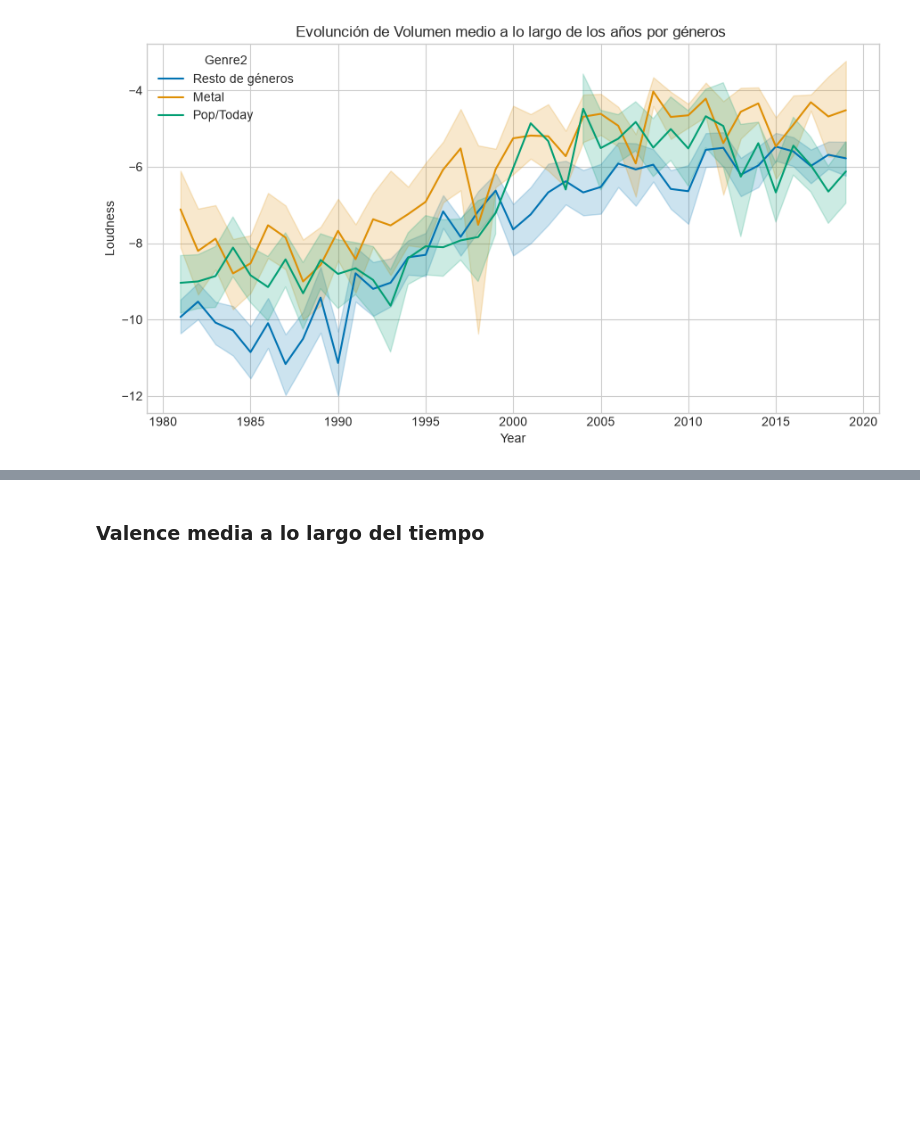
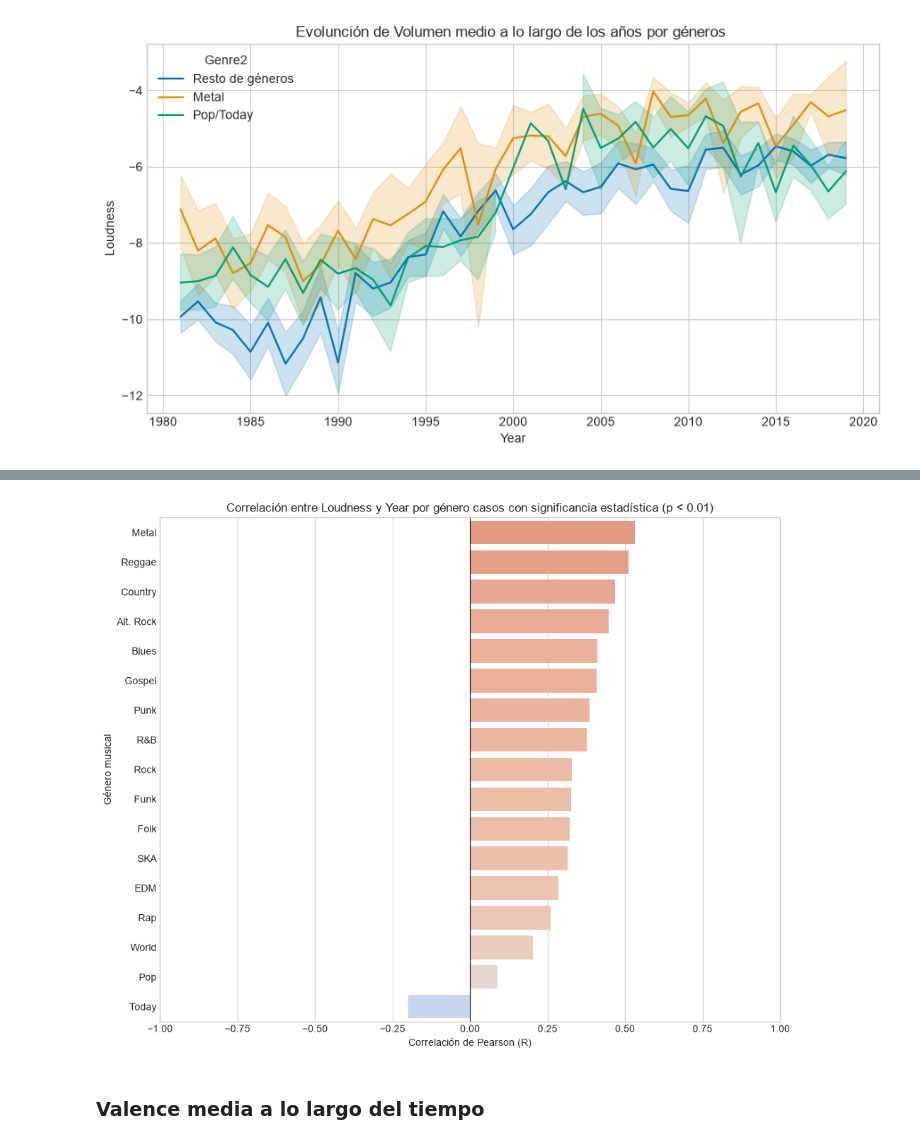
Before and after one commit to sanvik90/EDA_Iker, a Jupyter notebook: EDA_Iker_Notebook.ipynb, the cells around one changed output, grey strips where cells are left out. Saved outputs shown, nothing was run; the diff lists cells and outputs as text; code cells hidden in the pictures; blank space fills up the shorter version.

```diff
--- a/EDA_Iker_Notebook.ipynb
+++ b/EDA_Iker_Notebook.ipynb
@@ -341,0 +349,11 @@ sns.boxplot(data = df, x = "Loudness", y= "Genre2" ,hue = "Yearcat")
+# %%
+resultados = []
+
+for genero, subset in df.groupby("Genre"):
+    r, p = pearsonr(subset["Loudness"], subset["Year"])
+
+    if p < 0.01:
+        resultados.append((genero, r, p))
+
+for genero, r, p in sorted(resultados, key=lambda x: x[1], reverse=True):
+    print(f"{genero}: R = {r:.3f}, p-value = {p:.4f}")
@@ -342,3 +378,34 @@ sns.boxplot(data = df, x = "Loudness", y= "Genre2" ,hue = "Yearcat")
+# %%
+
+
+# Crear DataFrame y ordenar
+corr_df = pd.DataFrame(resultados, columns=["Género", "R", "p-value"])
+corr_df = corr_df.sort_values("R", ascending=False)
+
+# Barplot
+plt.figure(figsize=(10, 8))
+
+sns.barplot(
+    data=corr_df,
+    x="R",
+    y="Género",
+    hue="R",
+    palette="coolwarm",
+    hue_norm=(-1, 1),
+    dodge=False,
+    legend=False
+)
+
+plt.axvline(0, color="black", linewidth=0.8)
+plt.xlim(-1, 1)
+plt.xlabel("Correlación de Pearson (R)")
+plt.ylabel("Género musical")
+plt.title("Correlación entre Loudness y Year por género casos con significancia estadística (p < 0.01)")
+
+plt.tight_layout()
+plt.show()
+# %% [output]
+[figure, added]
 # %% [markdown]
 ### Valence media a lo largo del tiempo
 # %%
```
Also changed, not shown: parts of 44 cells of this notebook.
